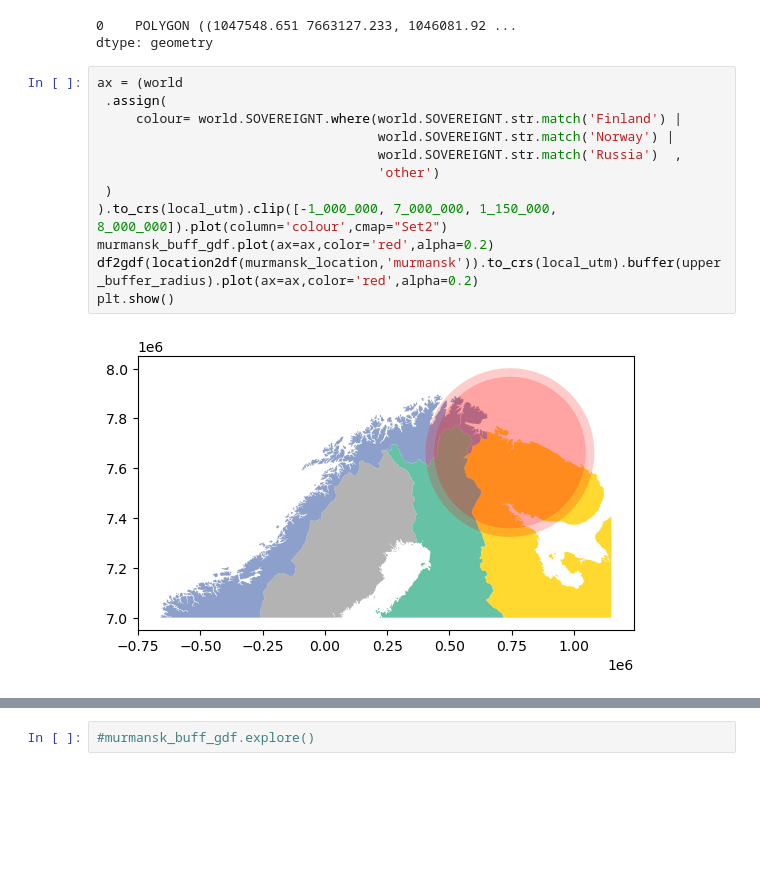
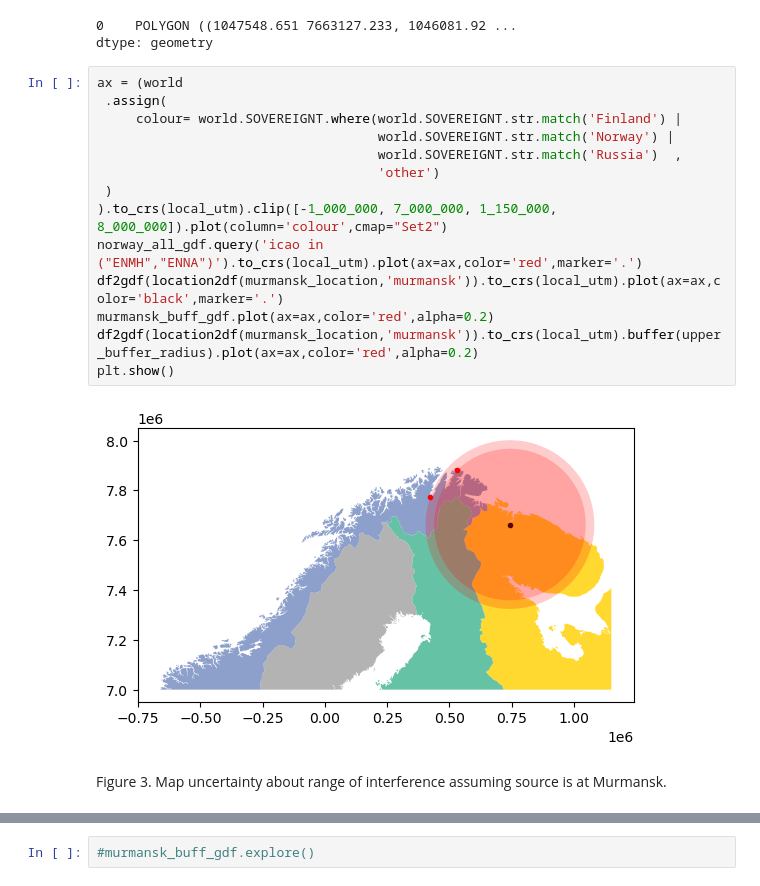
Before and after one commit to stelios-c/GPS_analysis, a Jupyter notebook: scandi_baltic/Finland_map.ipynb, the cells around one changed output, grey strips where cells are left out. Drawn from its saved outputs; the diff is of its cells as text; blank space fills up the shorter version.

```diff
--- a/scandi_baltic/Finland_map.ipynb
+++ b/scandi_baltic/Finland_map.ipynb
@@ -264,14 +228,18 @@ dtype: geometry
 # %%
 ax = (world
  .assign(
      colour= world.SOVEREIGNT.where(world.SOVEREIGNT.str.match('Finland') |
                                     world.SOVEREIGNT.str.match('Norway') |
                                     world.SOVEREIGNT.str.match('Russia')  ,
                                     'other')
  )
 ).to_crs(local_utm).clip([-1_000_000, 7_000_000, 1_150_000, 8_000_000]).plot(column='colour',cmap="Set2")
+norway_all_gdf.query('icao in ("ENMH","ENNA")').to_crs(local_utm).plot(ax=ax,color='red',marker='.')
+df2gdf(location2df(murmansk_location,'murmansk')).to_crs(local_utm).plot(ax=ax,color='black',marker='.')
 murmansk_buff_gdf.plot(ax=ax,color='red',alpha=0.2)
 df2gdf(location2df(murmansk_location,'murmansk')).to_crs(local_utm).buffer(upper_buffer_radius).plot(ax=ax,color='red',alpha=0.2)
 plt.show()
 # %% [output]
-[figure, old version]
+[figure, new version]
+# %% [markdown]
+Figure 3. Map uncertainty about range of interference assuming source is at Murmansk.
```
Also changed, not shown: parts of 33 cells of this notebook.
